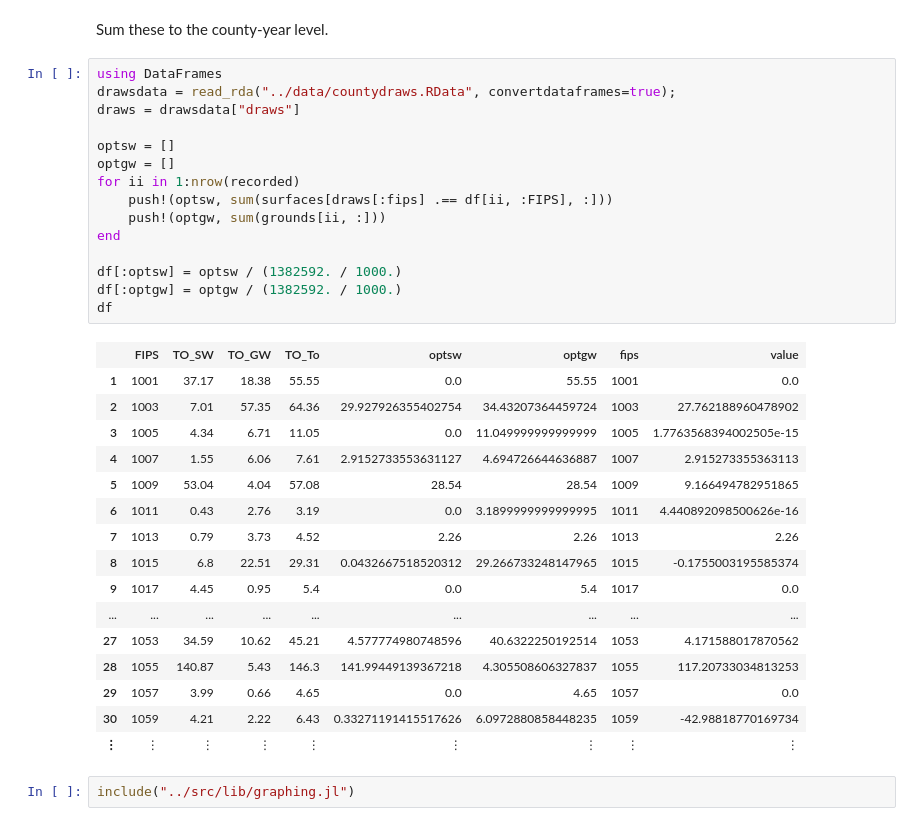
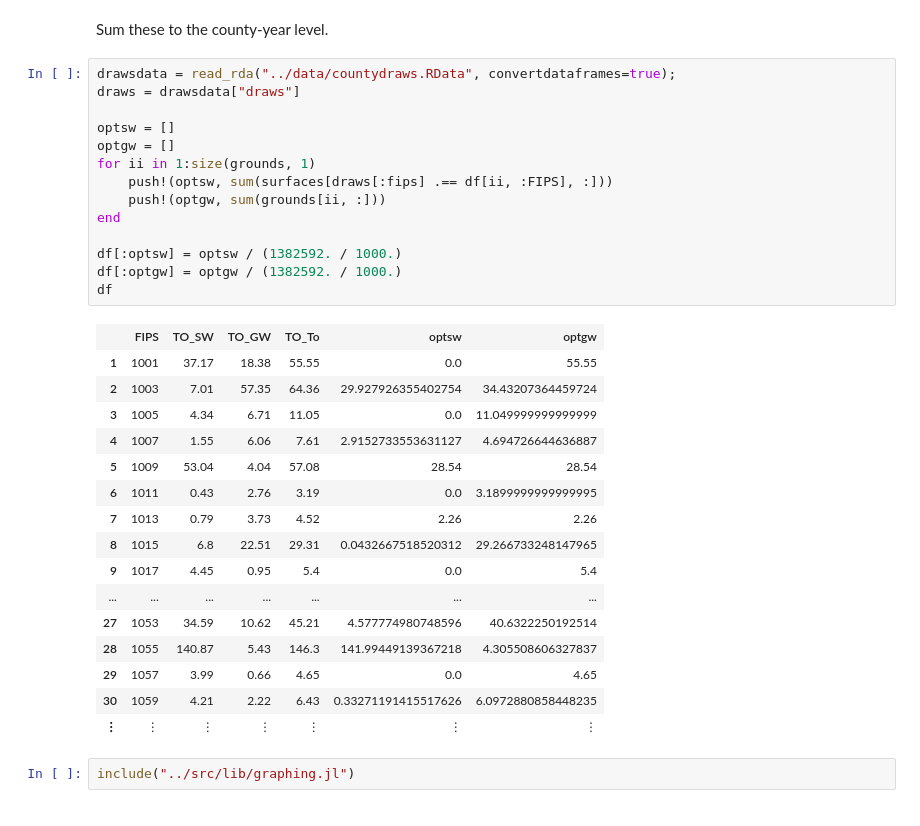
Before and after one commit to AmericasWater/awash, a Jupyter notebook: docs/optimize-waterallocation.ipynb, the cells around one changed output. Cells and saved outputs as stored; diff of their text form.

```diff
--- a/docs/optimize-waterallocation.ipynb
+++ b/docs/optimize-waterallocation.ipynb
@@ -51,37 +52,36 @@ grounds = deserialize(open("../data/extraction/waterfromgw.jld"))
 # %% [markdown]
 Sum these to the county-year level.
 # %%
-using DataFrames
 drawsdata = read_rda("../data/countydraws.RData", convertdataframes=true);
 draws = drawsdata["draws"]
 
 optsw = []
 optgw = []
-for ii in 1:nrow(recorded)
+for ii in 1:size(grounds, 1)
     push!(optsw, sum(surfaces[draws[:fips] .== df[ii, :FIPS], :]))
     push!(optgw, sum(grounds[ii, :]))
 end
 
 df[:optsw] = optsw / (1382592. / 1000.)
 df[:optgw] = optgw / (1382592. / 1000.)
 df
 # %% [output]
-|  | FIPS | TO_SW | TO_GW | TO_To | optsw | optgw | fips | value |
-| 1 | 1001 | 37.17 | 18.38 | 55.55 | 0.0 | 55.55 | 1001 | 0.0 |
-| 2 | 1003 | 7.01 | 57.35 | 64.36 | 29.927926355402754 | 34.43207364459724 | 1003 | 27.762188960478902 |
-| 3 | 1005 | 4.34 | 6.71 | 11.05 | 0.0 | 11.049999999999999 | 1005 | 1.7763568394002505e-15 |
-| 4 | 1007 | 1.55 | 6.06 | 7.61 | 2.9152733553631127 | 4.694726644636887 | 1007 | 2.915273355363113 |
-| 5 | 1009 | 53.04 | 4.04 | 57.08 | 28.54 | 28.54 | 1009 | 9.166494782951865 |
-| 6 | 1011 | 0.43 | 2.76 | 3.19 | 0.0 | 3.1899999999999995 | 1011 | 4.440892098500626e-16 |
-| 7 | 1013 | 0.79 | 3.73 | 4.52 | 2.26 | 2.26 | 1013 | 2.26 |
-| 8 | 1015 | 6.8 | 22.51 | 29.31 | 0.0432667518520312 | 29.266733248147965 | 1015 | -0.1755003195585374 |
-| 9 | 1017 | 4.45 | 0.95 | 5.4 | 0.0 | 5.4 | 1017 | 0.0 |
-| ... | ... | ... | ... | ... | ... | ... | ... | ... |
-| 27 | 1053 | 34.59 | 10.62 | 45.21 | 4.577774980748596 | 40.6322250192514 | 1053 | 4.171588017870562 |
-| 28 | 1055 | 140.87 | 5.43 | 146.3 | 141.99449139367218 | 4.305508606327837 | 1055 | 117.20733034813253 |
-| 29 | 1057 | 3.99 | 0.66 | 4.65 | 0.0 | 4.65 | 1057 | 0.0 |
-| 30 | 1059 | 4.21 | 2.22 | 6.43 | 0.33271191415517626 | 6.0972880858448235 | 1059 | -42.98818770169734 |
-| ⋮ | ⋮ | ⋮ | ⋮ | ⋮ | ⋮ | ⋮ | ⋮ | ⋮ |
+|  | FIPS | TO_SW | TO_GW | TO_To | optsw | optgw |
+| 1 | 1001 | 37.17 | 18.38 | 55.55 | 0.0 | 55.55 |
+| 2 | 1003 | 7.01 | 57.35 | 64.36 | 29.927926355402754 | 34.43207364459724 |
+| 3 | 1005 | 4.34 | 6.71 | 11.05 | 0.0 | 11.049999999999999 |
+| 4 | 1007 | 1.55 | 6.06 | 7.61 | 2.9152733553631127 | 4.694726644636887 |
+| 5 | 1009 | 53.04 | 4.04 | 57.08 | 28.54 | 28.54 |
+| 6 | 1011 | 0.43 | 2.76 | 3.19 | 0.0 | 3.1899999999999995 |
+| 7 | 1013 | 0.79 | 3.73 | 4.52 | 2.26 | 2.26 |
+| 8 | 1015 | 6.8 | 22.51 | 29.31 | 0.0432667518520312 | 29.266733248147965 |
+| 9 | 1017 | 4.45 | 0.95 | 5.4 | 0.0 | 5.4 |
+| ... | ... | ... | ... | ... | ... | ... |
+| 27 | 1053 | 34.59 | 10.62 | 45.21 | 4.577774980748596 | 40.6322250192514 |
+| 28 | 1055 | 140.87 | 5.43 | 146.3 | 141.99449139367218 | 4.305508606327837 |
+| 29 | 1057 | 3.99 | 0.66 | 4.65 | 0.0 | 4.65 |
+| 30 | 1059 | 4.21 | 2.22 | 6.43 | 0.33271191415517626 | 6.0972880858448235 |
+| ⋮ | ⋮ | ⋮ | ⋮ | ⋮ | ⋮ | ⋮ |
 # %%
 include("../src/lib/graphing.jl")
 # %% [output]
```
Also changed, not shown: parts of 3 cells of this notebook, 1 other file.
